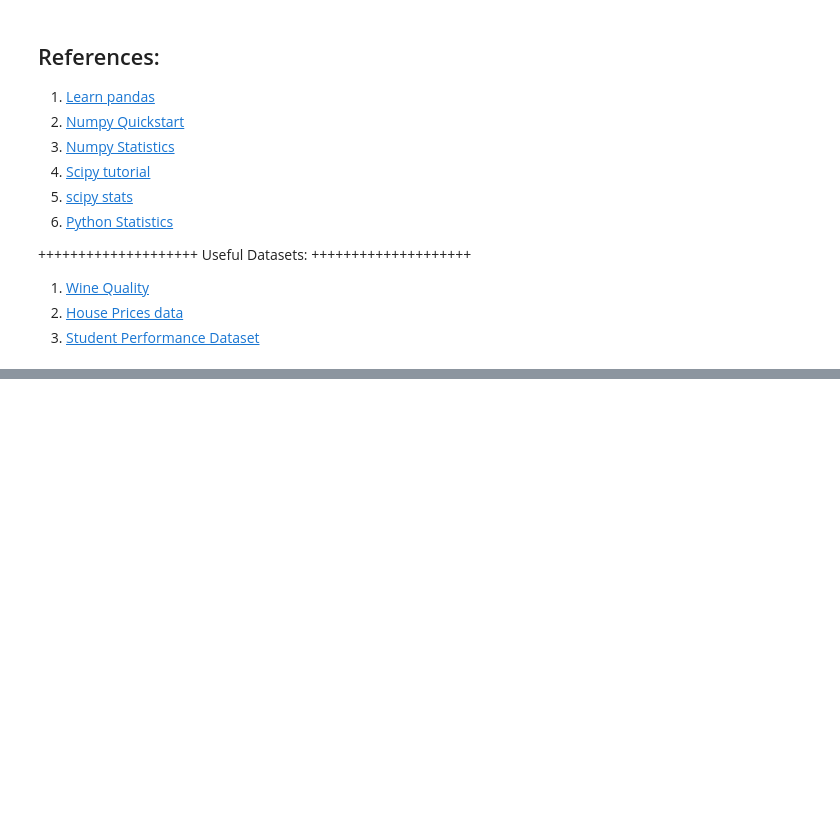
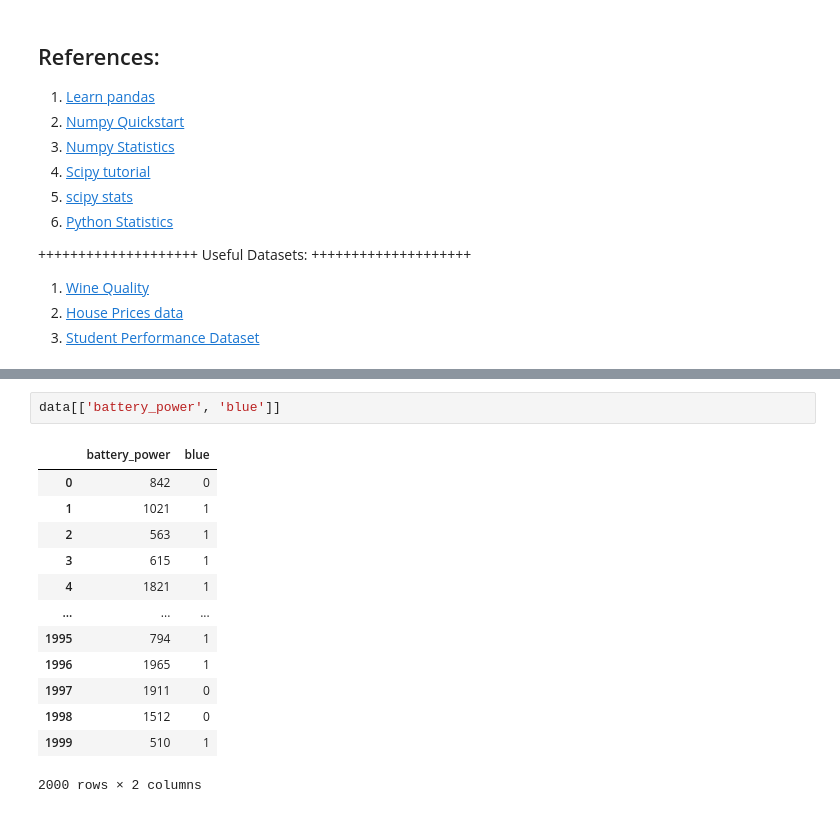
Before and after one commit to harnalashok/general, a Jupyter notebook: statistics_with_python.ipynb, the cells around one changed output, grey strips where cells are left out. Cells and saved outputs as stored; diff of their text form; blank space fills up the shorter version.

```diff
--- a/statistics_with_python.ipynb
+++ b/statistics_with_python.ipynb
@@ -47,0 +62,16 @@ pd.read_csv(p)
+# %%
+data[['battery_power', 'blue']]
+# %% [output]
+|  | battery_power | blue |
+| 0 | 842 | 0 |
+| 1 | 1021 | 1 |
+| 2 | 563 | 1 |
+| 3 | 615 | 1 |
+| 4 | 1821 | 1 |
+| ... | ... | ... |
+| 1995 | 794 | 1 |
+| 1996 | 1965 | 1 |
+| 1997 | 1911 | 0 |
+| 1998 | 1512 | 0 |
+| 1999 | 510 | 1 |
+2000 rows × 2 columns
```
Also changed, not shown: parts of 18 cells of this notebook.
